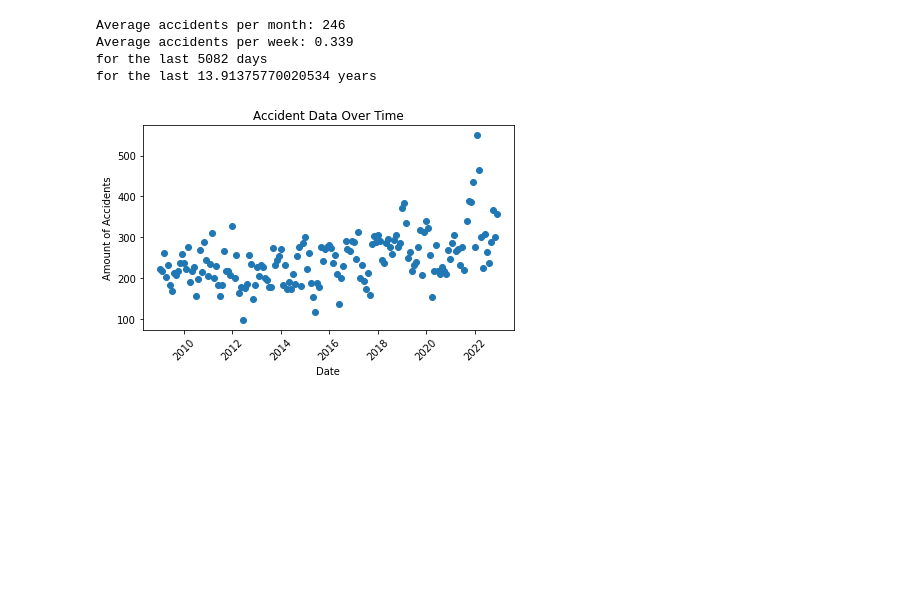
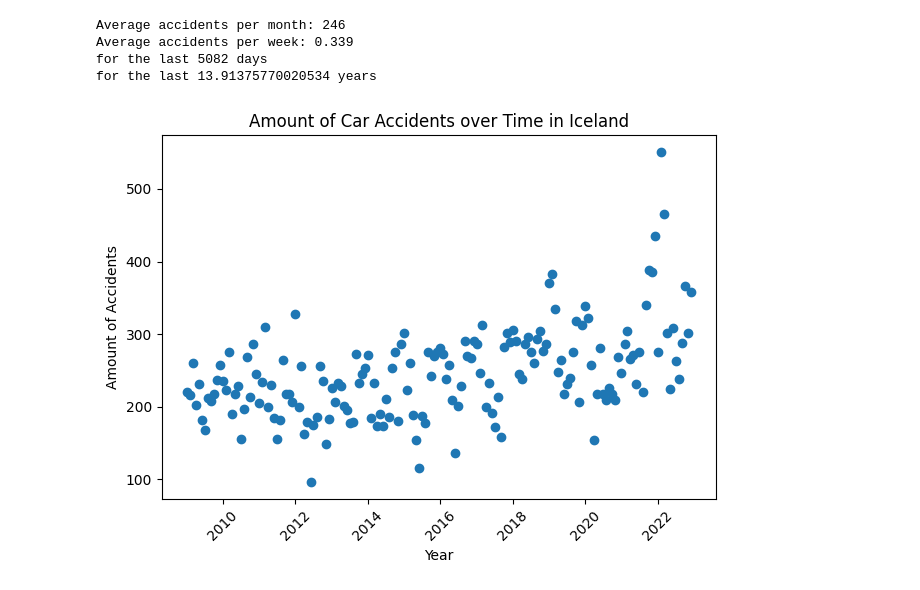
Before and after one commit to sigurdurhaukur/slysprediction, a Jupyter notebook: accidents/plot_accidents.ipynb, the cells around one changed output. Cells and saved outputs as stored; diff of their text form; code cells hidden in the pictures; blank space fills up the shorter version.

Commit message:
refining and adding plots, preparing for the linkedin post

```diff
--- a/accidents/plot_accidents.ipynb
+++ b/accidents/plot_accidents.ipynb
@@ -26,7 +6,7 @@ import pandas as pd
 import matplotlib.pyplot as plt
 # %%
 # Read the CSV file into a DataFrame
-data = pd.read_csv("data.csv")
+data = pd.read_csv("accident-data.csv")
 
 # Extract the date and amount of accidents columns
 dates = data["Date"]
@@ -56,14 +35,14 @@ for the last 13.91375770020534 years
 # %%
 # Plot the data
 plt.scatter(dates, accidents)
-plt.xlabel("Date")
+plt.xlabel("Year")
 plt.ylabel("Amount of Accidents")
-plt.title("Accident Data Over Time")
+plt.title("Amount of Car Accidents over Time in Iceland")
 plt.xticks(rotation=45)  # Rotate x-axis labels for better readability
 plt.tight_layout()  # Adjust spacing
 plt.show()
 # %% [output]
-[figure, old version]
+[figure, new version]
 # %%
 # Plot the data
 plt.plot(dates, accidents)
```
Also changed, not shown: parts of 3 cells of this notebook, 11 other files.
